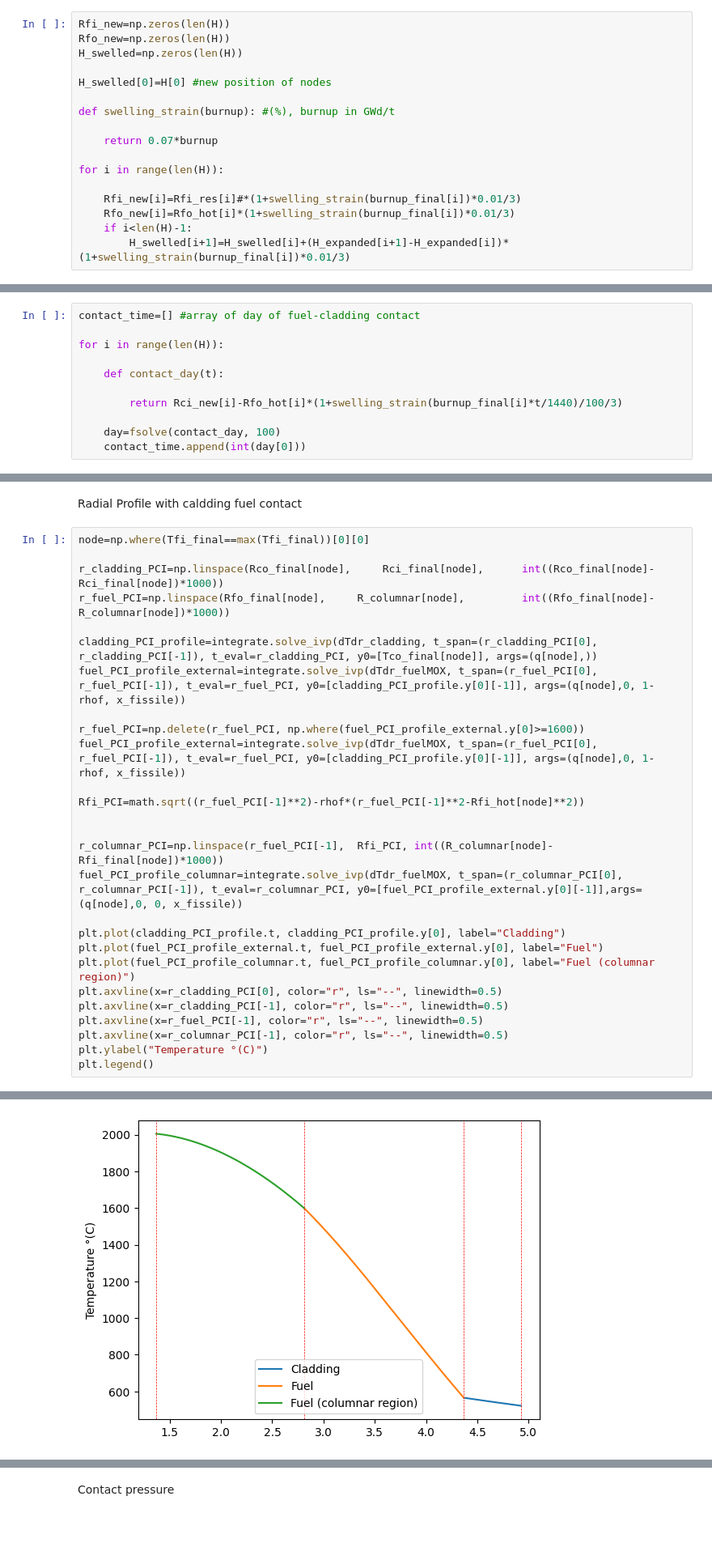
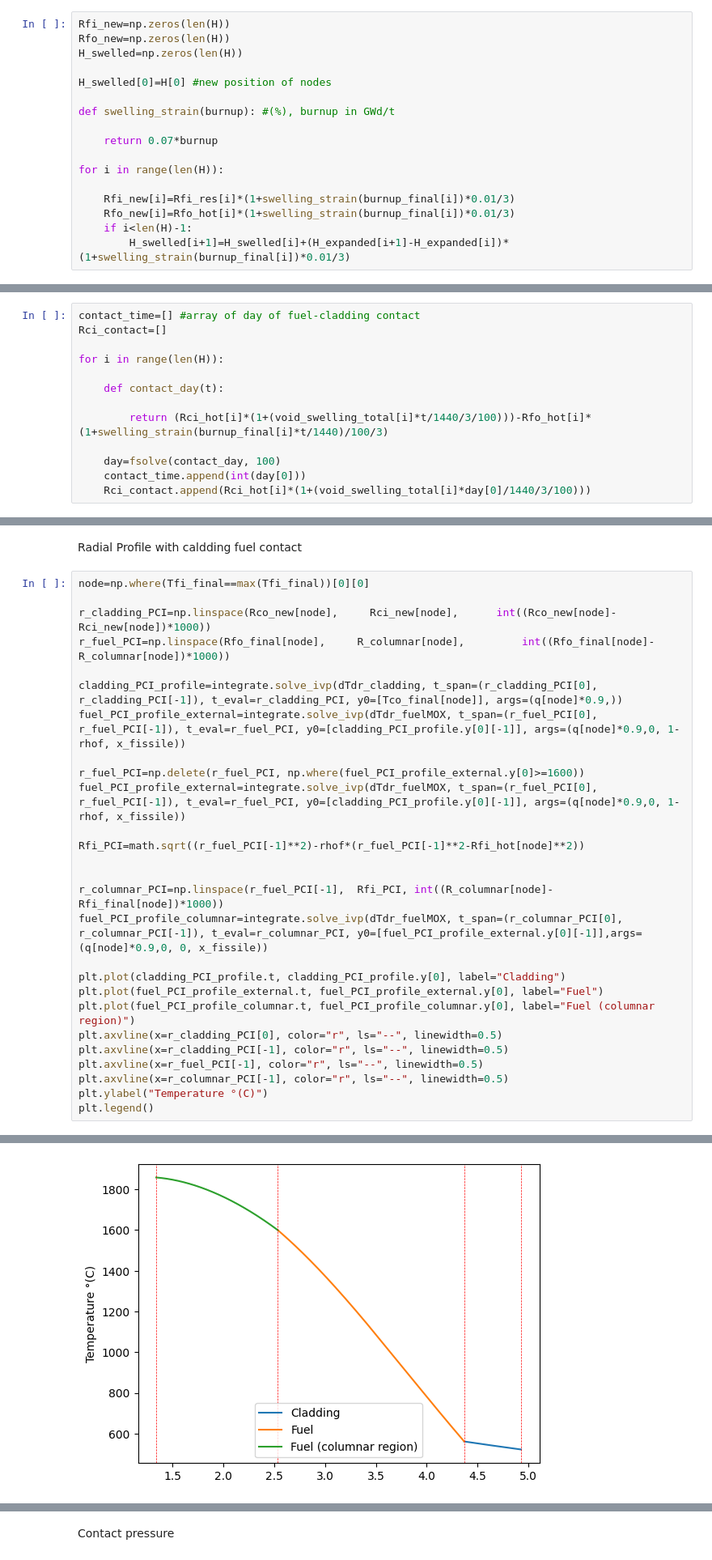
Before and after one commit to Andrea1999Broglia/ASTRID-reactor-fuel-pin-design, a Jupyter notebook: Reactor model.ipynb, the cells around one changed output, grey strips where cells are left out. Shown at 81% size. Cells and saved outputs as stored; diff of their text form; blank space fills up the shorter version.

```diff
--- a/Reactor model.ipynb
+++ b/Reactor model.ipynb
@@ -948,7 +948,7 @@ def swelling_strain(burnup): #(%), burnup in GWd/t
 
 for i in range(len(H)):
 
-    Rfi_new[i]=Rfi_res[i]#*(1+swelling_strain(burnup_final[i])*0.01/3)
+    Rfi_new[i]=Rfi_res[i]*(1+swelling_strain(burnup_final[i])*0.01/3)
     Rfo_new[i]=Rfo_hot[i]*(1+swelling_strain(burnup_final[i])*0.01/3)
     if i<len(H)-1:
         H_swelled[i+1]=H_swelled[i]+(H_expanded[i+1]-H_expanded[i])*(1+swelling_strain(burnup_final[i])*0.01/3)
@@ -1096,15 +1096,17 @@ plt.legend()
 Due to the void swelling of the fuel, eventually the gap between cladding and fuel might close. At each node the contact day between fuel and cladding is calculated.
 # %%
 contact_time=[] #array of day of fuel-cladding contact
+Rci_contact=[]
 
 for i in range(len(H)):
 
     def contact_day(t):
 
-        return Rci_new[i]-Rfo_hot[i]*(1+swelling_strain(burnup_final[i]*t/1440)/100/3)
+        return (Rci_hot[i]*(1+(void_swelling_total[i]*t/1440/3/100)))-Rfo_hot[i]*(1+swelling_strain(burnup_final[i]*t/1440)/100/3)
 
     day=fsolve(contact_day, 100)
     contact_time.append(int(day[0]))
+    Rci_contact.append(Rci_hot[i]*(1+(void_swelling_total[i]*day[0]/1440/3/100)))
 # %% [markdown]
 At this point, the temperature profile of the cladding and the fuel is calcualted again taking into account the contact between cladding and gap in the nodes where it is reached. The power is reduced by 10% to take into account the decrese in linear power.
 # %%
@@ -1395,30 +1398,30 @@ Radial Profile with caldding fuel contact
 # %%
 node=np.where(Tfi_final==max(Tfi_final))[0][0]
 
-r_cladding_PCI=np.linspace(Rco_final[node],     Rci_final[node],      int((Rco_final[node]-Rci_final[node])*1000))
+r_cladding_PCI=np.linspace(Rco_new[node],     Rci_new[node],      int((Rco_new[node]-Rci_new[node])*1000))
 r_fuel_PCI=np.linspace(Rfo_final[node],     R_columnar[node],         int((Rfo_final[node]-R_columnar[node])*1000))
 
-cladding_PCI_profile=integrate.solve_ivp(dTdr_cladding, t_span=(r_cladding_PCI[0], r_cladding_PCI[-1]), t_eval=r_cladding_PCI, y0=[Tco_final[node]], args=(q[node],))
-fuel_PCI_profile_external=integrate.solve_ivp(dTdr_fuelMOX, t_span=(r_fuel_PCI[0], r_fuel_PCI[-1]), t_eval=r_fuel_PCI, y0=[cladding_PCI_profile.y[0][-1]], args=(q[node],0, 1-rhof, x_fissile))
+cladding_PCI_profile=integrate.solve_ivp(dTdr_cladding, t_span=(r_cladding_PCI[0], r_cladding_PCI[-1]), t_eval=r_cladding_PCI, y0=[Tco_final[node]], args=(q[node]*0.9,))
+fuel_PCI_profile_external=integrate.solve_ivp(dTdr_fuelMOX, t_span=(r_fuel_PCI[0], r_fuel_PCI[-1]), t_eval=r_fuel_PCI, y0=[cladding_PCI_profile.y[0][-1]], args=(q[node]*0.9,0, 1-rhof, x_fissile))
 
 r_fuel_PCI=np.delete(r_fuel_PCI, np.where(fuel_PCI_profile_external.y[0]>=1600))
-fuel_PCI_profile_external=integrate.solve_ivp(dTdr_fuelMOX, t_span=(r_fuel_PCI[0], r_fuel_PCI[-1]), t_eval=r_fuel_PCI, y0=[cladding_PCI_profile.y[0][-1]], args=(q[node],0, 1-rhof, x_fissile))
+fuel_PCI_profile_external=integrate.solve_ivp(dTdr_fuelMOX, t_span=(r_fuel_PCI[0], r_fuel_PCI[-1]), t_eval=r_fuel_PCI, y0=[cladding_PCI_profile.y[0][-1]], args=(q[node]*0.9,0, 1-rhof, x_fissile))
 
 Rfi_PCI=math.sqrt((r_fuel_PCI[-1]**2)-rhof*(r_fuel_PCI[-1]**2-Rfi_hot[node]**2))
 
 
 r_columnar_PCI=np.linspace(r_fuel_PCI[-1],  Rfi_PCI, int((R_columnar[node]-Rfi_final[node])*1000))
-fuel_PCI_profile_columnar=integrate.solve_ivp(dTdr_fuelMOX, t_span=(r_columnar_PCI[0], r_columnar_PCI[-1]), t_eval=r_columnar_PCI, y0=[fuel_PCI_profile_external.y[0][-1]],args=(q[node],0, 0, x_fissile))
+fuel_PCI_profile_columnar=integrate.solve_ivp(dTdr_fuelMOX, t_span=(r_columnar_PCI[0], r_columnar_PCI[-1]), t_eval=r_columnar_PCI, y0=[fuel_PCI_profile_external.y[0][-1]],args=(q[node]*0.9,0, 0, x_fissile))
 
 plt.plot(cladding_PCI_profile.t, cladding_PCI_profile.y[0], label="Cladding")
 plt.plot(fuel_PCI_profile_external.t, fuel_PCI_profile_external.y[0], label="Fuel")
 plt.plot(fuel_PCI_profile_columnar.t, fuel_PCI_profile_columnar.y[0], label="Fuel (columnar region)")
 plt.axvline(x=r_cladding_PCI[0], color="r", ls="--", linewidth=0.5)
 plt.axvline(x=r_cladding_PCI[-1], color="r", ls="--", linewidth=0.5)
 plt.axvline(x=r_fuel_PCI[-1], color="r", ls="--", linewidth=0.5)
 plt.axvline(x=r_columnar_PCI[-1], color="r", ls="--", linewidth=0.5)
 plt.ylabel("Temperature °(C)")
 plt.legend()
 # %% [output]
 <matplotlib.legend.Legend at 0x...>
-[figure, old version]
+[figure, new version]
```
Also changed, not shown: parts of 12 cells of this notebook.
